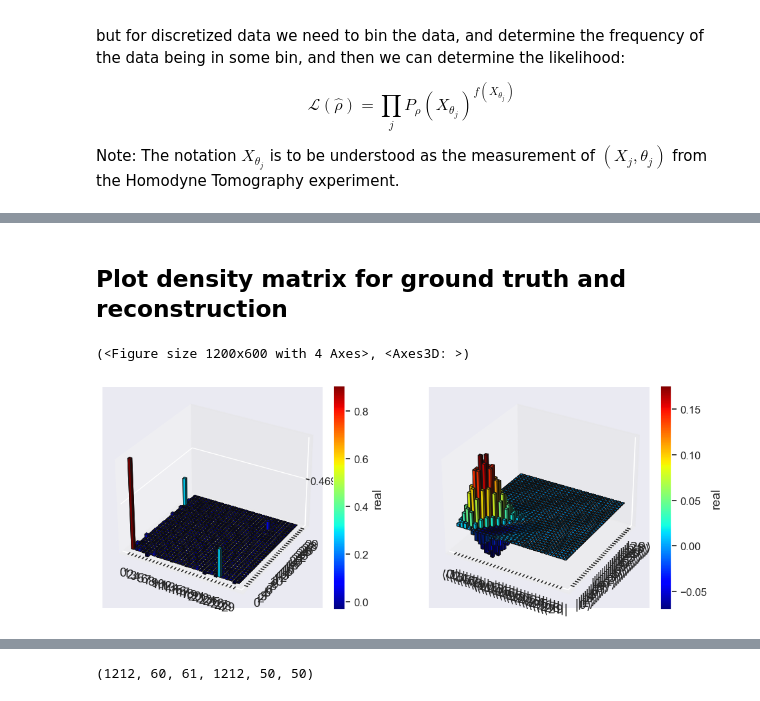
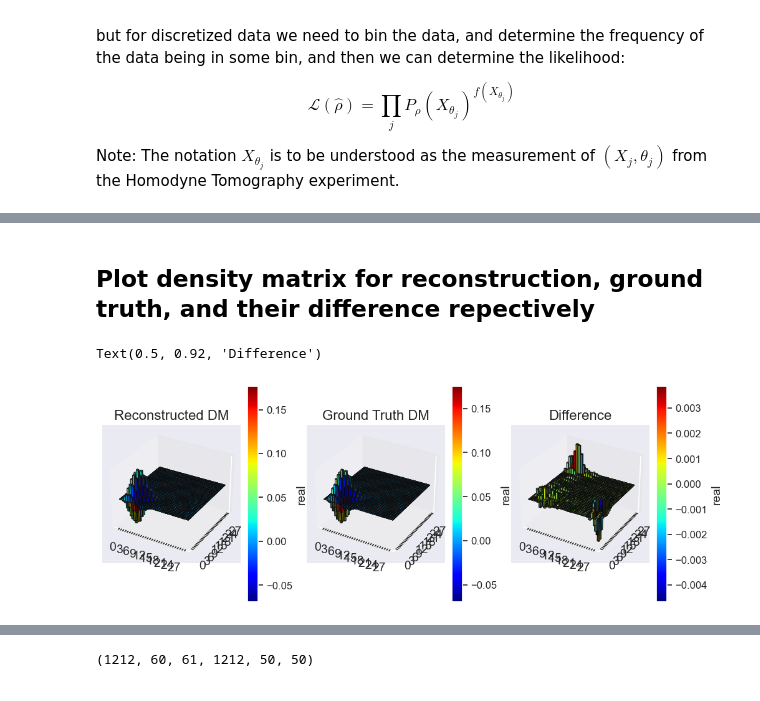
Before and after one commit to BastianValhoj/sciqisHomodyneTomography, a Jupyter notebook: HomoTomo/reconstruct.ipynb, the cells around one changed output, grey strips where cells are left out. Cells and saved outputs as stored; diff of their text form; code cells hidden in the pictures.

```diff
--- a/HomoTomo/reconstruct.ipynb
+++ b/HomoTomo/reconstruct.ipynb
@@ -72,7 +76,7 @@ def format_complex(val):
 # %%
 data = np.load("measurements.npz")
 thetas = data["thetas"]
-measurements = data["measurements"]
+measurements = data["samples"]
 
 with np.printoptions(precision=3, linewidth=150, edgeitems=10, suppress=True):
     print(f"      thetas {thetas.shape}:", thetas)
@@ -89 +105,15 @@ alpha,(2+1j)
 thetas [radians],[0.0, 0.2617993877991494, 0.5235987755982988, 0.7853981633974483, 1.0471975511965976, 1.308996938995747, 1.5707963267948966, 1.832595714594046, 2.0943951023931953, 2.356194490192345,  ...
+# %%
+ncols = 3
+nrows = len(thetas) // 3
+fig, axes = plt.subplots(nrows=nrows, ncols=ncols, figsize=(15, 10))
+
+axes = axes.flatten() if nrows > 1 else [axes]
+for i, ax in enumerate(axes):
+    ax.hist(x=measurements[i], bins=np.linspace(-8, 8, 50), density=True, alpha=0.7, color='blue')
+    ax.set_title(f"Marginal sampling for $\\theta =$ {np.rad2deg(thetas[i]):.2f}°")
+    ax.set_xlabel("x")
+    ax.set_ylabel("p(x)")
+    ax.grid()
+
+fig.tight_layout()
@@ -157,13 +189,6 @@ def update_density_matrix(rho : qt.Qobj, R: qt.Qobj) -> qt.Qobj:
     updated_rho = R * rho * R
     updated_rho = updated_rho / updated_rho.tr()  # Normalize the updated density matrix
     return updated_rho
-
-def R_i(projection : qt.Qobj, rho: qt.Qobj) -> qt.Qobj:
-    """Calculate the update term for the density matrix."""
-    prob = (rho * projection).tr()
-    if prob <= 0: # avoid division by zero or negative probabilities
-        prob = 1e-12
-    return projection / np.real(prob)
 
 def SE_sol(x : NDArray, theta : NDArray, n : int) -> NDArray:
 
@@ -201,7 +226,7 @@ def get_counts(bins: NDArray, measurements: NDArray, unique_theta: NDArray) -> N
     M = len(bins) - 1
     print(f"Number of unique thetas: {num_theta}, Number of bins: {M}")
     sinogram = np.zeros(shape=(num_theta, M)) # Initialize sinogram of shape (num_theta, num_bins)
-    measurements = measurements.reshape((num_theta, -1))  # Reshape to (num_theta, -1)
+    # measurements = measurements.reshape((num_theta, -1))  # Reshape to (num_theta, -1)
     for i in range(num_theta):
         sinogram[i], _ = np.histogram(measurements[i, :], bins=bins, density=False)
     return sinogram
@@ -318,9 +388,18 @@ Convergence reached for 32 iterations
 # %% [markdown]
-## Plot density matrix for ground truth and reconstruction
+## Plot density matrix for reconstruction, ground truth, and their difference repectively
 # %%
-fig, (ax1, ax2) = plt.subplots(1, 2, figsize=(12, 6), subplot_kw={'projection': '3d'})
-qt.matrix_histogram(recon.full(), ax=ax1, fig=fig)
-qt.matrix_histogram(qt.ket2dm(groundtruth), ax=ax2, fig=fig)
+fig, (ax1, ax2, ax3) = plt.subplots(1, 3, figsize=(12, 6), subplot_kw={'projection': '3d'})
+basis = [f"{i}" if i % 3 == 0 else " " for i in range(N_cutoff)]
+bar_style = "img"
+qt.matrix_histogram(recon, ax=ax1, fig=fig, x_basis=basis, y_basis=basis, bar_style=bar_style)
+qt.matrix_histogram(qt.ket2dm(groundtruth), ax=ax2, fig=fig, x_basis=basis, y_basis=basis, bar_style=bar_style)
+qt.matrix_histogram(qt.ket2dm(groundtruth) - recon, ax=ax3, fig=fig, x_basis=basis, y_basis=basis, bar_style=bar_style)
+
+ax1.set_title("Reconstructed DM")
+ax2.set_title("Ground Truth DM")
+ax3.set_title("Difference")
+
+# fig.tight_layout()
 # %% [output]
-(<Figure size 1200x600 with 4 Axes>, <Axes3D: >)
+Text(0.5, 0.92, 'Difference')
-[figure, old version]
+[figure, new version]
```
Also changed, not shown: parts of 18 cells of this notebook, 6 other files.
